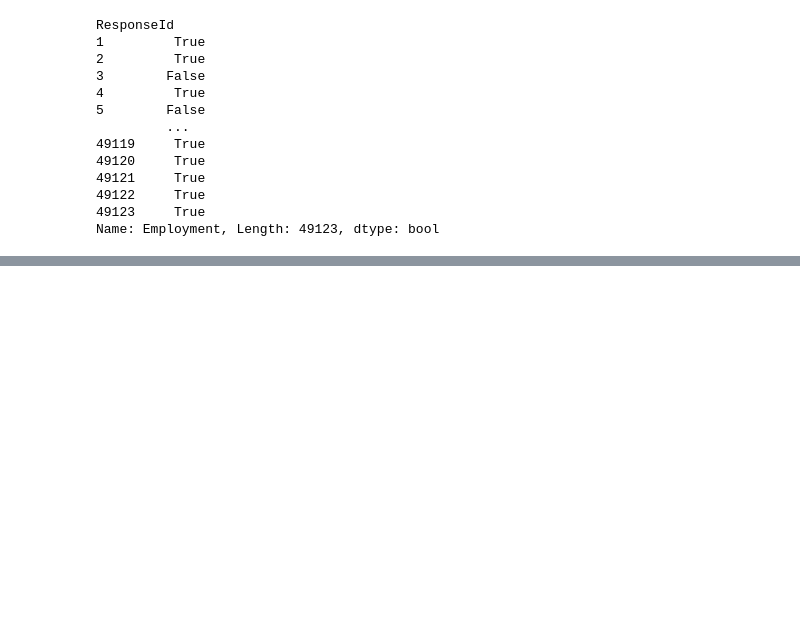
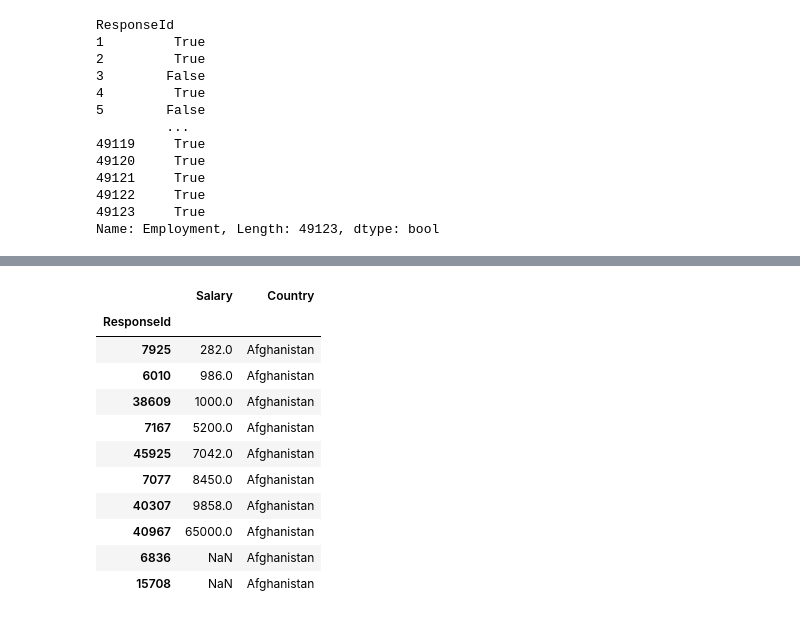
Before and after one commit to XiyueYuan/Data_Analysis, a Jupyter notebook: Book2.ipynb, the cells around one changed output, grey strips where cells are left out. Cells and saved outputs as stored; diff of their text form; code cells hidden in the pictures; blank space fills up the shorter version.

```diff
--- a/Book2.ipynb
+++ b/Book2.ipynb
@@ -148,0 +167,3 @@ Name: Employment, Length: 49123, dtype: bool
+# %%
+df = df.rename(columns = {'ConvertedCompYearly': 'Salary'})
+df['Salary']
@@ -148,0 +184,16 @@ Name: Employment, Length: 49123, dtype: bool
+# %%
+test = df.sort_values(by = ['Country', 'Salary'], ascending = [True, True])
+test[['Salary', 'Country']].head(10)
+# %% [output]
+|  | Salary | Country |
+| ResponseId |  |  |
+| 7925 | 282.0 | Afghanistan |
+| 6010 | 986.0 | Afghanistan |
+| 38609 | 1000.0 | Afghanistan |
+| 7167 | 5200.0 | Afghanistan |
+| 45925 | 7042.0 | Afghanistan |
+| 7077 | 8450.0 | Afghanistan |
+| 40307 | 9858.0 | Afghanistan |
+| 40967 | 65000.0 | Afghanistan |
+| 6836 | NaN | Afghanistan |
+| 15708 | NaN | Afghanistan |
```
Also changed, not shown: parts of 3 cells of this notebook, 1 other file.
